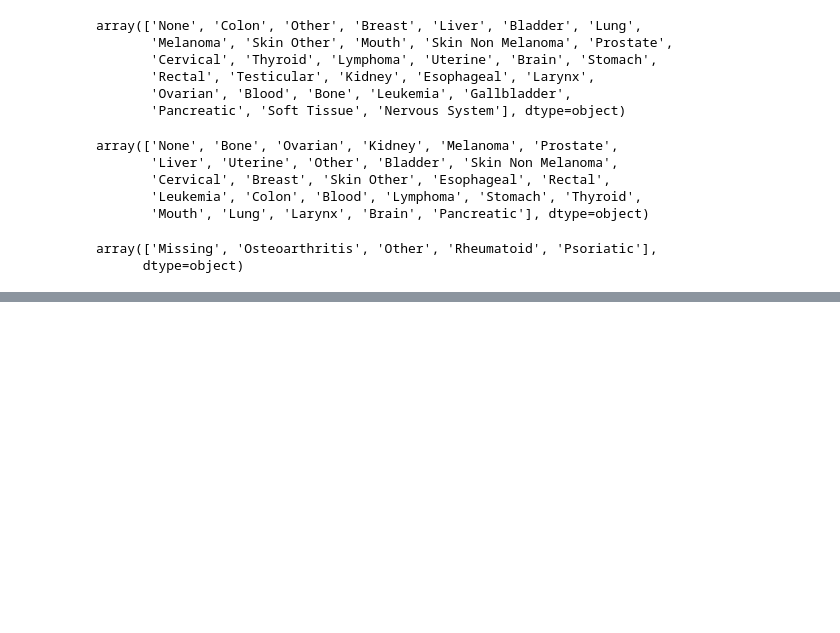
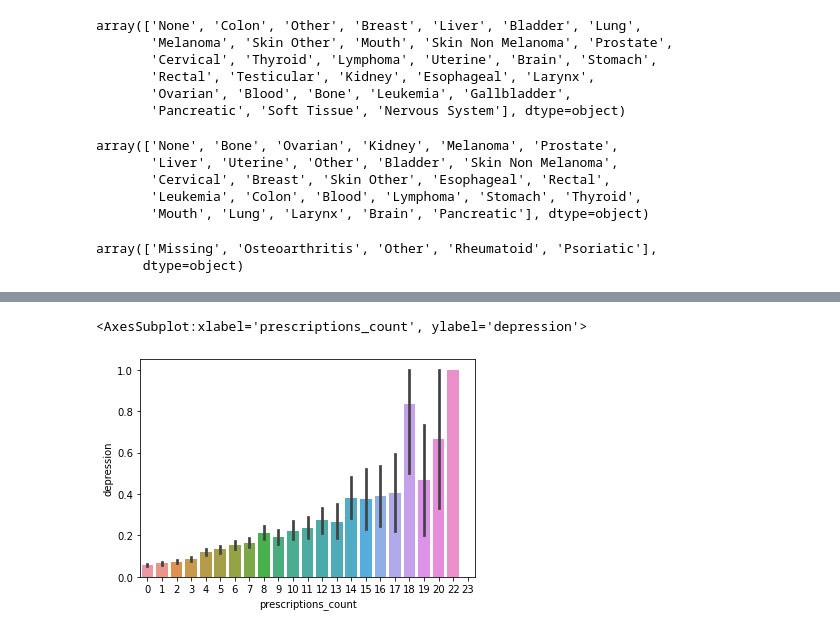
Before and after one commit to animesh288/Team-Dyad_PS-5, a Jupyter notebook: ML Model/status.ipynb, the cells around one changed output, grey strips where cells are left out. Drawn from its saved outputs; the diff is of its cells as text; code cells hidden in the pictures; blank space fills up the shorter version.

```diff
--- a/ML Model/status.ipynb
+++ b/ML Model/status.ipynb
@@ -275,0 +465,5 @@ df['arthritis_type'].replace('Psoriatic', 4,inplace=True)
+# %%
+sns.barplot(df["prescriptions_count"],df["depression"])
+# %% [output]
+<AxesSubplot:xlabel='prescriptions_count', ylabel='depression'>
+[figure, added]
```
Also changed, not shown: parts of 39 cells of this notebook, 3 other files.
